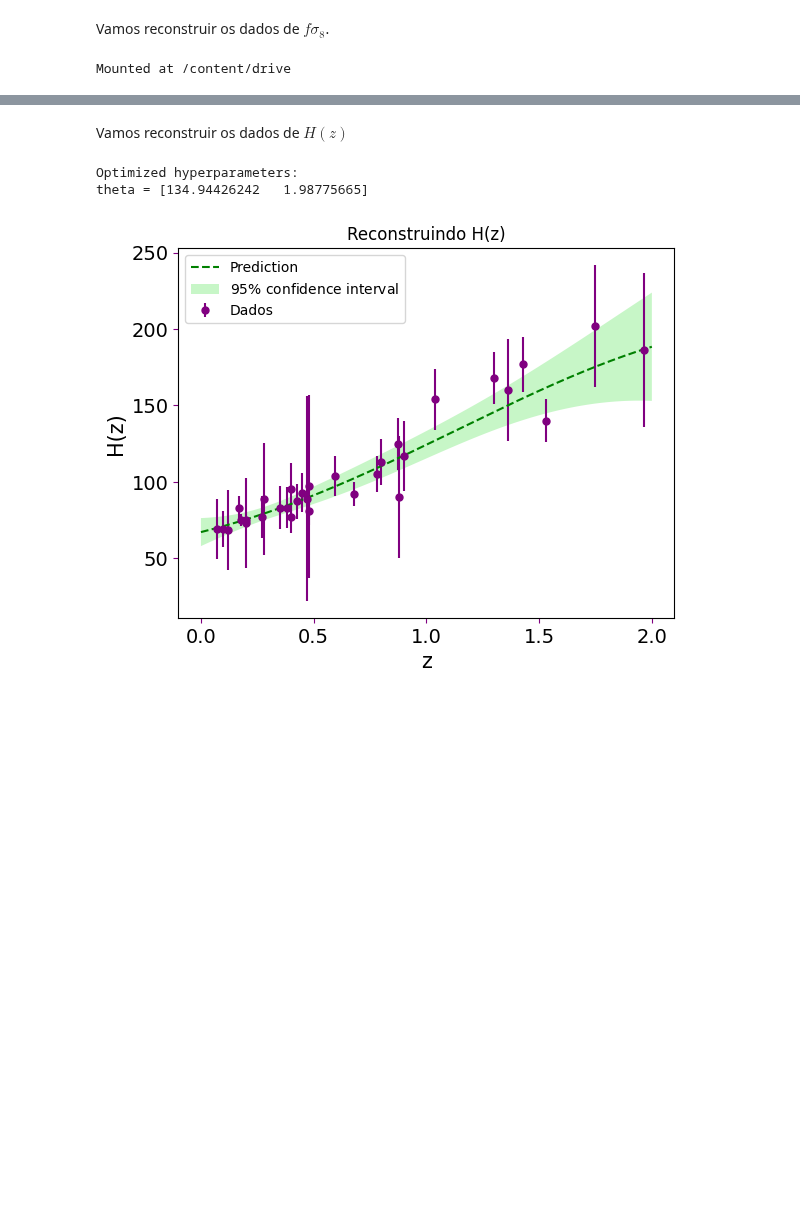
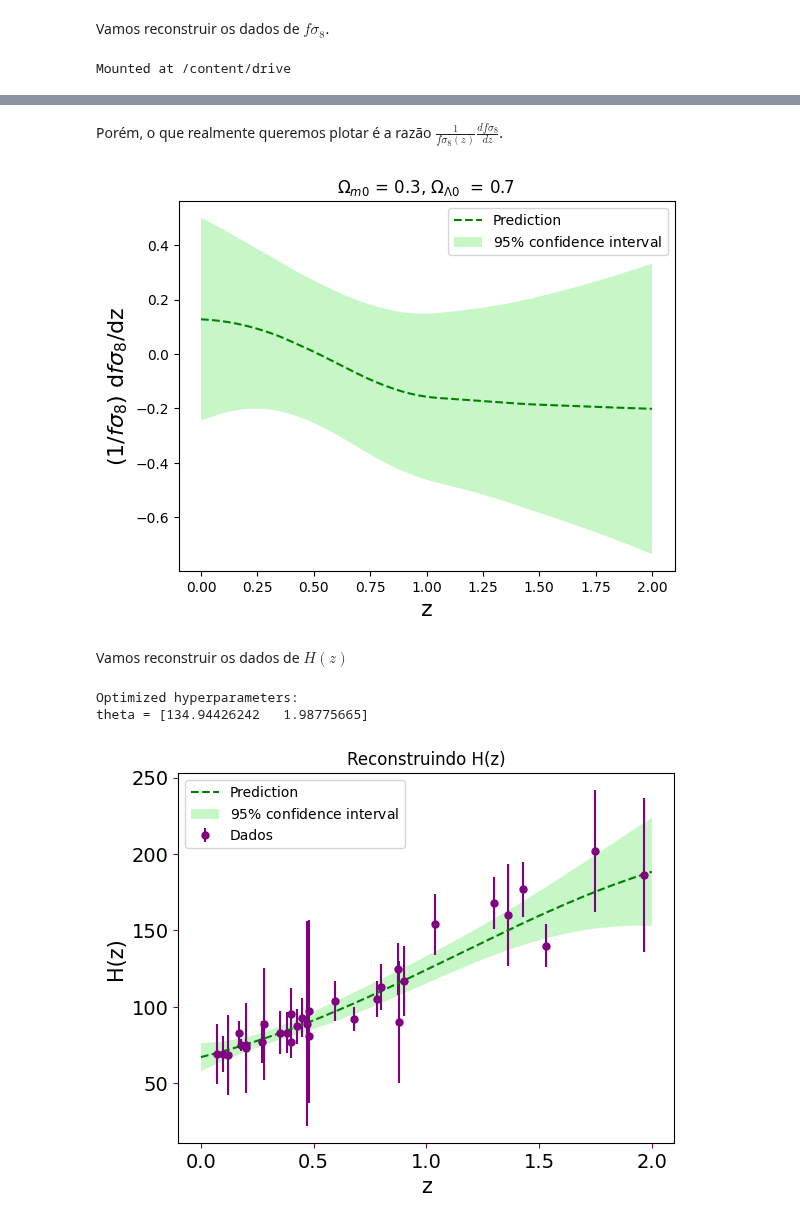
Before and after one commit to fernanda0402/Doutorado, a Jupyter notebook: GP_gamma_f_sigma_8.ipynb, the cells around one changed output, grey strips where cells are left out. Saved outputs shown, nothing was run; the diff lists cells and outputs as text; code cells hidden in the pictures; blank space fills up the shorter version.

```diff
--- a/GP_gamma_f_sigma_8.ipynb
+++ b/GP_gamma_f_sigma_8.ipynb
@@ -114,3 +168,41 @@ np.savetxt('fs8_recon.dat', np.transpose(H), delimiter='\t')
+# %% [markdown]
+Porém, o que realmente queremos plotar é a razão $\frac{1}{f\sigma_8(z)} \frac{df\sigma_8}{dz}$.
+# %%
+# baixando e nomeando dados
+fs8z = np.genfromtxt('/content/drive/MyDrive/Doutorado/fs8_recon.dat', delimiter='\t')
+
+z_dgapp = fs8z[:, 0]
+fs8_dgapp = fs8z[:, 1]
+
+efs8 = fs8z[:, 2]
+
+dfs8z = np.genfromtxt('/content/drive/MyDrive/Doutorado/dfs8_recon.dat', delimiter='\t')
+
+dfs8 = dfs8z[:, 1]
+
+edfs8 = dfs8z[:, 2]
+
+df_fs8 = dfs8 / fs8_dgapp
+
+sigma_ffs8 = np.sqrt(((df_fs8) ** 2) * (((efs8 / fs8_dgapp) ** 2) + ((edfs8 / dfs8) ** 2)))
+
+
+
+# PLOTE
+plt.plot(z_dgapp, df_fs8, color='green', label='Prediction', linestyle="--")
+plt.fill(np.concatenate([z_dgapp, z_dgapp[::-1]]),
+         np.concatenate([df_fs8 - 1.9600 * sigma_ffs8,
+                        (df_fs8 + 1.9600 * sigma_ffs8)[::-1]]),
+         alpha=.5, fc='lightgreen', ec='None', label='$95\%$ confidence interval')
+
+# legenda, label e título
+plt.title('$\Omega_{m0}$ = 0.3, $\Omega_{\Lambda 0}$  = 0.7 ')
+plt.xlabel('z', fontsize=16)
+plt.ylabel('(1/$f\sigma_8$) d$f\sigma_8$/dz', fontsize=16)
+plt.legend(loc='best')
+plt.show()
+# %% [output]
+[figure, added]
 # %% [markdown]
 Vamos reconstruir os dados de $H(z)$
 # %%
```
Also changed, not shown: parts of 6 cells of this notebook.
